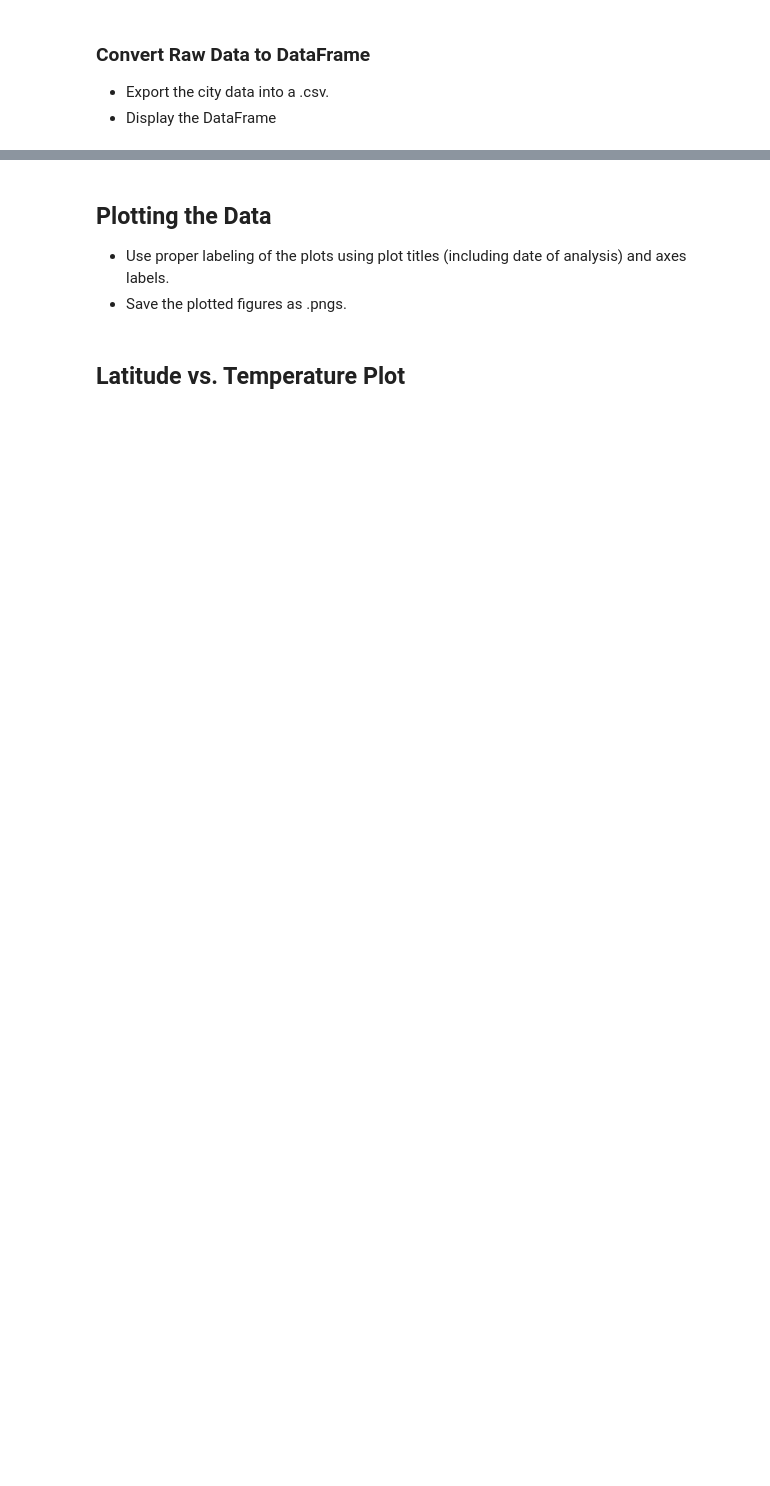
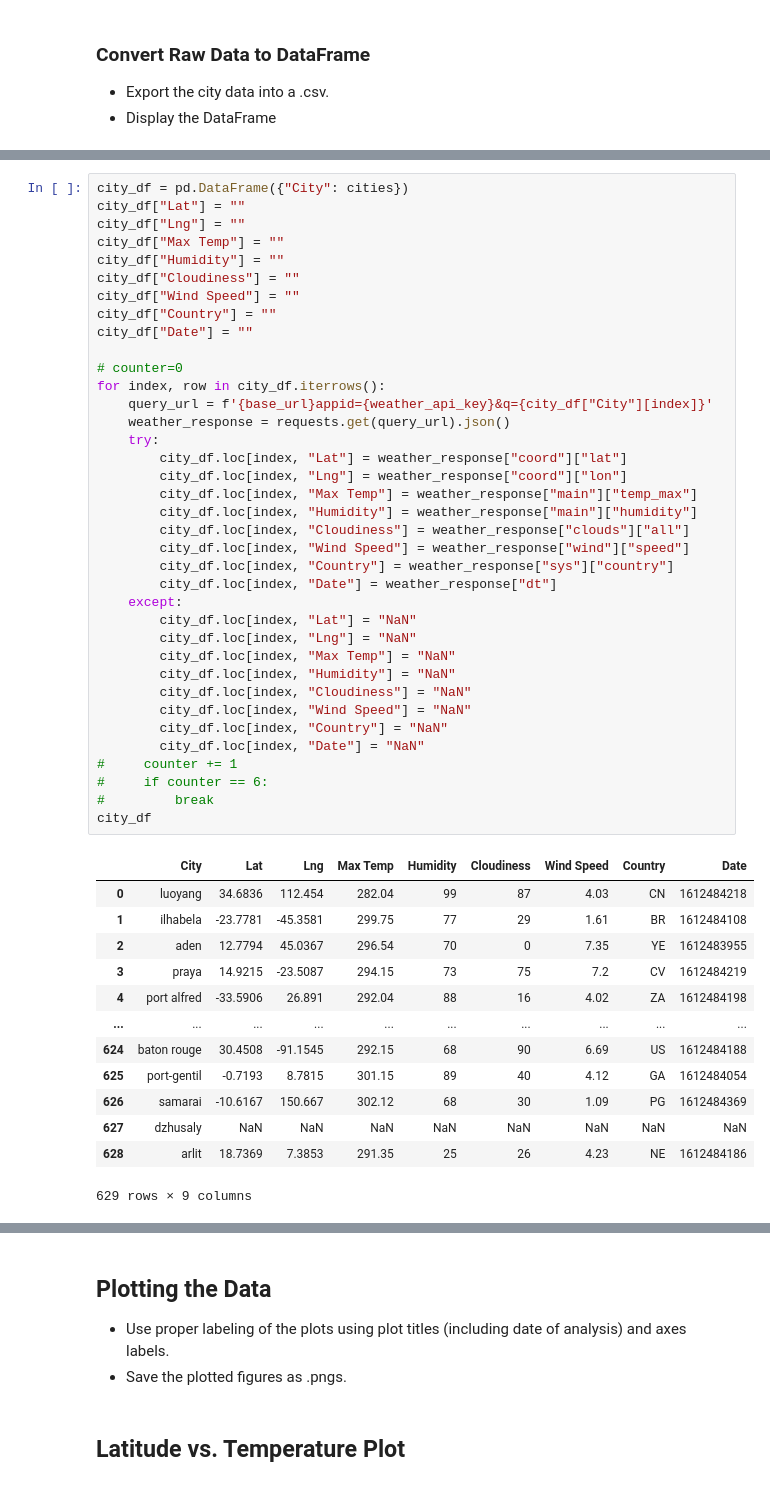
Before and after one commit to etreznoski/global_weather_vacation_analysis, a Jupyter notebook: WeatherPy/WeatherPy.ipynb, the cells around one changed output, grey strips where cells are left out. Cells and saved outputs as stored; diff of their text form; blank space fills up the shorter version.

Commit message:
converted raw data to dataframe, output to csv, dropped NaN, checked for humidity over 100

```diff
--- a/WeatherPy/WeatherPy.ipynb
+++ b/WeatherPy/WeatherPy.ipynb
@@ -161,0 +120,51 @@ city_df["Date"] = ""
+# %%
+city_df = pd.DataFrame({"City": cities})
+city_df["Lat"] = ""
+city_df["Lng"] = ""
+city_df["Max Temp"] = ""
+city_df["Humidity"] = ""
+city_df["Cloudiness"] = ""
+city_df["Wind Speed"] = ""
+city_df["Country"] = ""
+city_df["Date"] = ""
+
+# counter=0
+for index, row in city_df.iterrows():
+    query_url = f'{base_url}appid={weather_api_key}&q={city_df["City"][index]}'
+    weather_response = requests.get(query_url).json()
+    try:
+        city_df.loc[index, "Lat"] = weather_response["coord"]["lat"]
+        city_df.loc[index, "Lng"] = weather_response["coord"]["lon"]
+        city_df.loc[index, "Max Temp"] = weather_response["main"]["temp_max"]
+        city_df.loc[index, "Humidity"] = weather_response["main"]["humidity"]
+        city_df.loc[index, "Cloudiness"] = weather_response["clouds"]["all"]
+        city_df.loc[index, "Wind Speed"] = weather_response["wind"]["speed"]
+        city_df.loc[index, "Country"] = weather_response["sys"]["country"]
+        city_df.loc[index, "Date"] = weather_response["dt"]
+    except:
+        city_df.loc[index, "Lat"] = "NaN"
+        city_df.loc[index, "Lng"] = "NaN"
+        city_df.loc[index, "Max Temp"] = "NaN"
+        city_df.loc[index, "Humidity"] = "NaN"
+        city_df.loc[index, "Cloudiness"] = "NaN"
+        city_df.loc[index, "Wind Speed"] = "NaN"
+        city_df.loc[index, "Country"] = "NaN"
+        city_df.loc[index, "Date"] = "NaN"
+#     counter += 1
+#     if counter == 6:
+#         break
+city_df
+# %% [output]
+|  | City | Lat | Lng | Max Temp | Humidity | Cloudiness | Wind Speed | Country | Date |
+| 0 | luoyang | 34.6836 | 112.454 | 282.04 | 99 | 87 | 4.03 | CN | 1612484218 |
+| 1 | ilhabela | -23.7781 | -45.3581 | 299.75 | 77 | 29 | 1.61 | BR | 1612484108 |
+| 2 | aden | 12.7794 | 45.0367 | 296.54 | 70 | 0 | 7.35 | YE | 1612483955 |
+| 3 | praya | 14.9215 | -23.5087 | 294.15 | 73 | 75 | 7.2 | CV | 1612484219 |
+| 4 | port alfred | -33.5906 | 26.891 | 292.04 | 88 | 16 | 4.02 | ZA | 1612484198 |
+| ... | ... | ... | ... | ... | ... | ... | ... | ... | ... |
+| 624 | baton rouge | 30.4508 | -91.1545 | 292.15 | 68 | 90 | 6.69 | US | 1612484188 |
+| 625 | port-gentil | -0.7193 | 8.7815 | 301.15 | 89 | 40 | 4.12 | GA | 1612484054 |
+| 626 | samarai | -10.6167 | 150.667 | 302.12 | 68 | 30 | 1.09 | PG | 1612484369 |
+| 627 | dzhusaly | NaN | NaN | NaN | NaN | NaN | NaN | NaN | NaN |
+| 628 | arlit | 18.7369 | 7.3853 | 291.35 | 25 | 26 | 4.23 | NE | 1612484186 |
+629 rows × 9 columns
```
Also changed, not shown: parts of 25 cells of this notebook, 1 other file.
